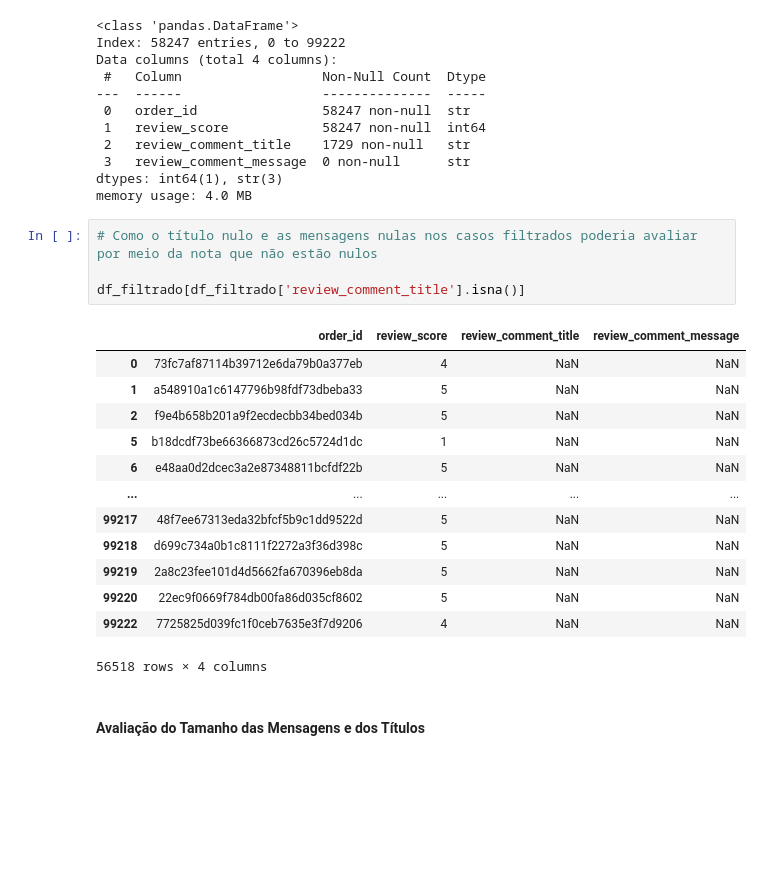
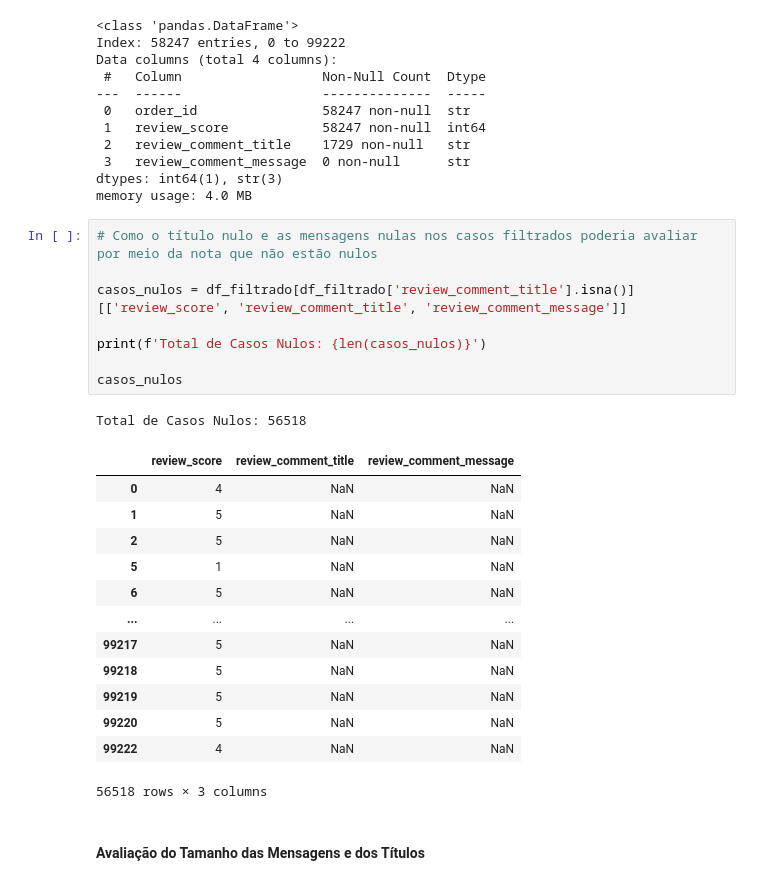
Before and after one commit to rpf991/Ecommerce_Classificador_Sentimentos, a Jupyter notebook: validacao_dados.ipynb, the cells around one changed output. Drawn from its saved outputs; the diff is of its cells as text; blank space fills up the shorter version.

```diff
--- a/validacao_dados.ipynb
+++ b/validacao_dados.ipynb
@@ -117,21 +131,26 @@ memory usage: 4.0 MB
 # %%
 # Como o título nulo e as mensagens nulas nos casos filtrados poderia avaliar por meio da nota que não estão nulos
 
-df_filtrado[df_filtrado['review_comment_title'].isna()]
+casos_nulos = df_filtrado[df_filtrado['review_comment_title'].isna()][['review_score', 'review_comment_title', 'review_comment_message']]
+
+print(f'Total de Casos Nulos: {len(casos_nulos)}')
+
+casos_nulos
 # %% [output]
+Total de Casos Nulos: 56518
-|  | order_id | review_score | review_comment_title | review_comment_message |
-| 0 | 73fc7af87114b39712e6da79b0a377eb | 4 | NaN | NaN |
-| 1 | a548910a1c6147796b98fdf73dbeba33 | 5 | NaN | NaN |
-| 2 | f9e4b658b201a9f2ecdecbb34bed034b | 5 | NaN | NaN |
-| 5 | b18dcdf73be66366873cd26c5724d1dc | 1 | NaN | NaN |
-| 6 | e48aa0d2dcec3a2e87348811bcfdf22b | 5 | NaN | NaN |
-| ... | ... | ... | ... | ... |
-| 99217 | 48f7ee67313eda32bfcf5b9c1dd9522d | 5 | NaN | NaN |
-| 99218 | d699c734a0b1c8111f2272a3f36d398c | 5 | NaN | NaN |
-| 99219 | 2a8c23fee101d4d5662fa670396eb8da | 5 | NaN | NaN |
-| 99220 | 22ec9f0669f784db00fa86d035cf8602 | 5 | NaN | NaN |
-| 99222 | 7725825d039fc1f0ceb7635e3f7d9206 | 4 | NaN | NaN |
+|  | review_score | review_comment_title | review_comment_message |
+| 0 | 4 | NaN | NaN |
+| 1 | 5 | NaN | NaN |
+| 2 | 5 | NaN | NaN |
+| 5 | 1 | NaN | NaN |
+| 6 | 5 | NaN | NaN |
+| ... | ... | ... | ... |
+| 99217 | 5 | NaN | NaN |
+| 99218 | 5 | NaN | NaN |
+| 99219 | 5 | NaN | NaN |
+| 99220 | 5 | NaN | NaN |
+| 99222 | 4 | NaN | NaN |
-56518 rows × 4 columns
+56518 rows × 3 columns
 # %% [markdown]
 #### Avaliação do Tamanho das Mensagens e dos Títulos
 # %%
```
Also changed, not shown: parts of 16 cells of this notebook.
